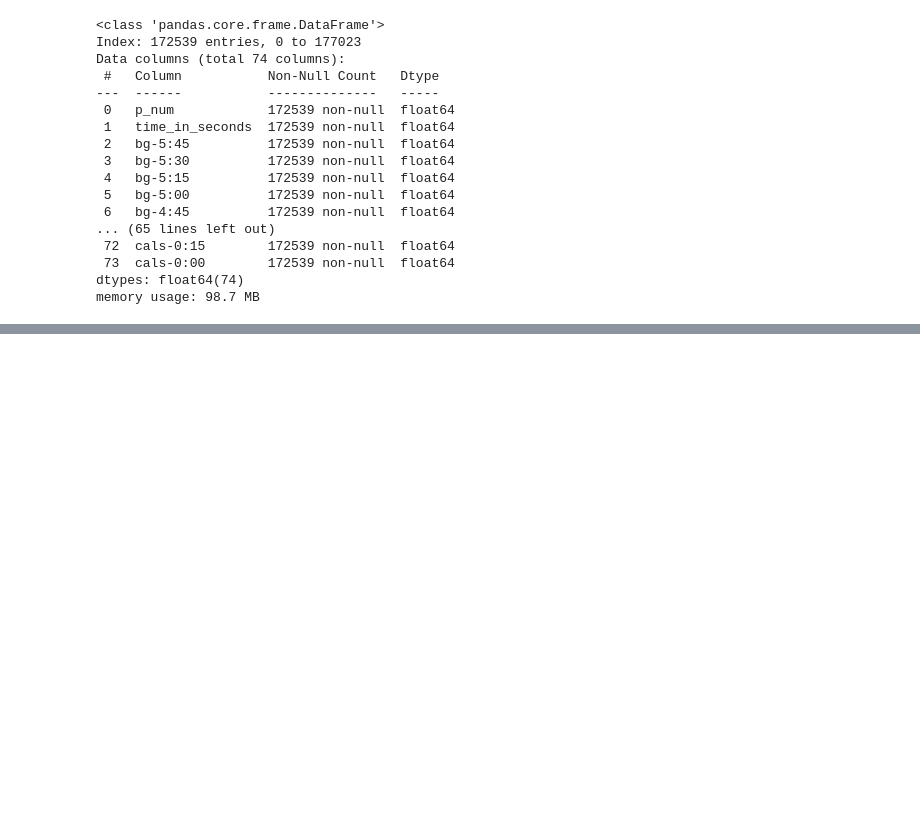
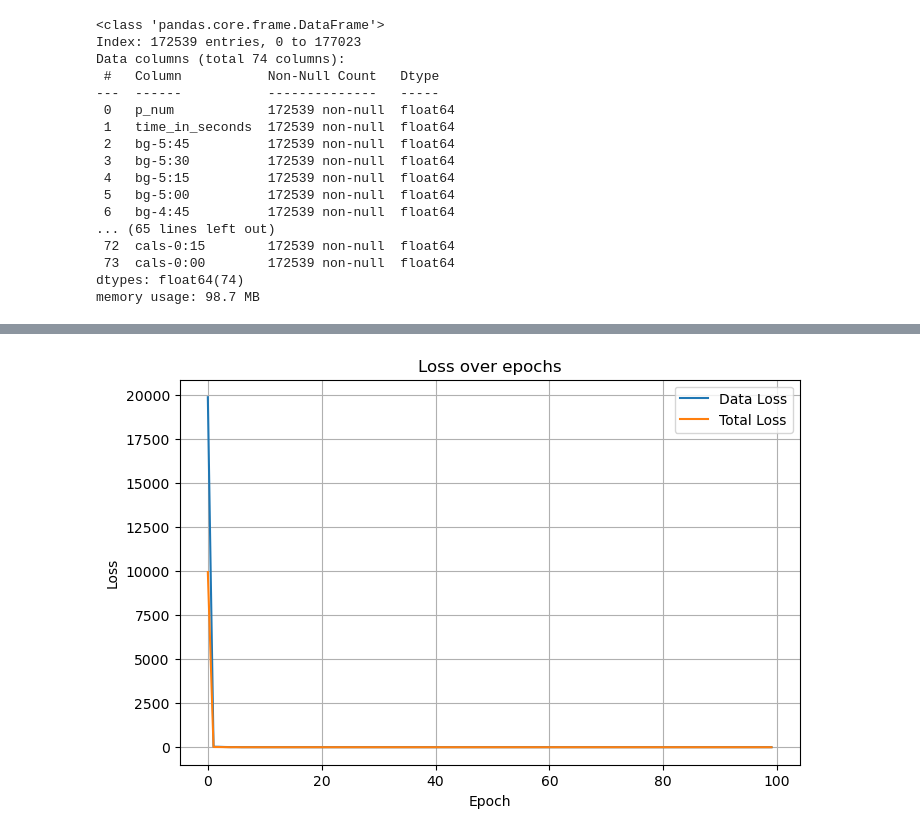
Before and after one commit to YzyParry/WFU_CSC674_24FA, a Jupyter notebook: main.ipynb, the cells around one changed output, grey strips where cells are left out. Cells and saved outputs as stored; diff of their text form; code cells hidden in the pictures; blank space fills up the shorter version.

```diff
--- a/bris-tid.ipynb
+++ b/main.ipynb
@@ -758,0 +737,5 @@ Validation R²: -0.5306150236075211
+# %%
+X_train = X_train.astype('float32')
+y_train = y_train.astype('float32')
+X_val = x_val.astype('float32')
+y_val = y_val.astype('float32')
@@ -758,0 +770,19 @@ Validation R²: -0.5306150236075211
+# %%
+epochs = 400
+batch_size = 32
+train_dataset = tf.data.Dataset.from_tensor_slices((X_train, y_train)).batch(batch_size)
+
+for epoch in range(epochs):
+    d_losses = []
+    p_losses = []
+    total_losses = []
+    for X_batch, y_batch in train_dataset:
+        d_loss, p_loss, tot_loss = train_step(X_batch, y_batch)
+        d_losses.append(d_loss.numpy())
+        p_losses.append(p_loss.numpy())
+        total_losses.append(tot_loss.numpy())
+
+    # print(f"Epoch {epoch+1}, "
+    #       f"Data Loss: {np.mean(d_losses):.4f}, "
+    #       f"Physics Loss: {np.mean(p_losses):.4f}, "
+    #       f"Total Loss: {np.mean(total_losses):.4f}")
@@ -758,0 +901,12 @@ Validation R²: -0.5306150236075211
+# %%
+plt.figure(figsize=(8,5))
+plt.plot(d_losses_list, label='Data Loss')
+plt.plot(total_losses_list, label='Total Loss')
+plt.title('Loss over epochs')
+plt.xlabel('Epoch')
+plt.ylabel('Loss')
+plt.legend()
+plt.grid(True)
+plt.show()
+# %% [output]
+[figure, added]
```
Also changed, not shown: parts of 39 cells of this notebook.
